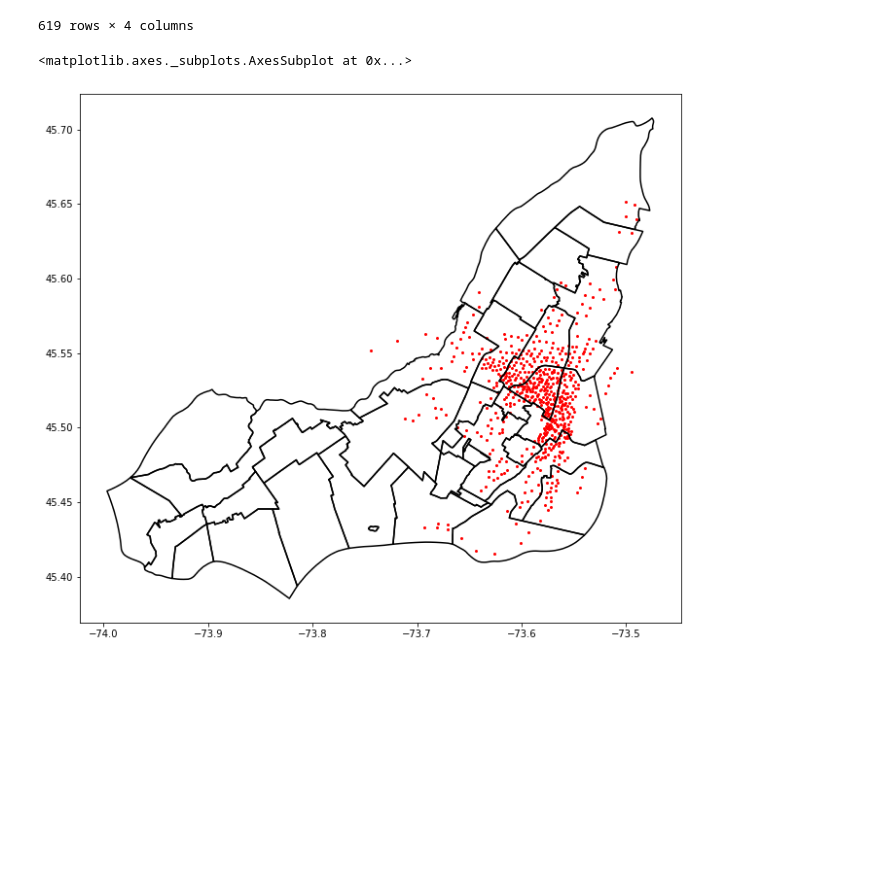
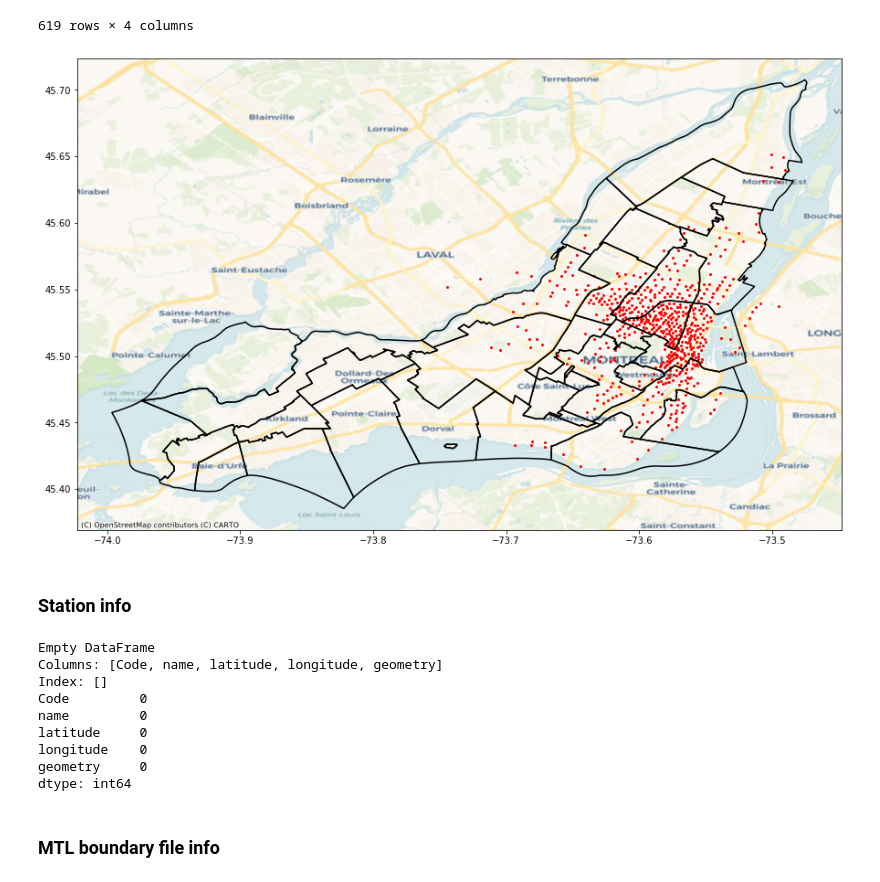
Before and after one commit to leblanchannah/bixi-mtl-eda, a Jupyter notebook: bixi_eda.ipynb, the cells around one changed output. Saved outputs shown, nothing was run; the diff lists cells and outputs as text; code cells hidden in the pictures; blank space fills up the shorter version.

Commit message:
Added background to map plot, basic station statistics and mtl neighborhood info

```diff
--- a/bixi_eda.ipynb
+++ b/bixi_eda.ipynb
@@ -29,18 +30,41 @@ mtl_map = geopandas.read_file('data/limadmin-shp/LIMADMIN.shp')
 # %%
 fig, ax = plt.subplots(1, sharex=True, figsize=(15,10))
 mtl_map.boundary.plot(ax=ax, edgecolor='black')
 
 # designate coordinate system
 crs='EPSG:4326'
 # zip x and y coordinates into single feature
 geometry = [Point(xy) for xy in zip(df_stations['longitude'], df_stations['latitude'])]
 # create GeoPandas dataframe
 geo_df = geopandas.GeoDataFrame(df_stations,
  crs = crs,
  geometry = geometry)
 
 
 geo_df.plot(ax=ax, color='red', markersize=4)
+ctx.add_basemap(ax, crs=geo_df.crs.to_string(), source=ctx.providers.CartoDB.Voyager)
 # %% [output]
-<matplotlib.axes._subplots.AxesSubplot at 0x...>
-[figure, old version]
+[figure, new version]
+# %% [markdown]
+### Station info
+# %%
+# are all stations unique? yes
+print(df_stations[df_stations.duplicated(subset=['Code','name','longitude','latitude'])])
+
+# anything missing a value? no
+print(df_stations.isna().sum())
+
+
+# can I label the stations with the different mtl neighbourhoods outlined in the shp file?
+# %% [output]
+Empty DataFrame
+Columns: [Code, name, latitude, longitude, geometry]
+Index: []
+Code         0
+name         0
+latitude     0
+longitude    0
+geometry     0
+dtype: int64
+# %% [markdown]
+### MTL boundary file info
```
Also changed, not shown: parts of 4 cells of this notebook.
